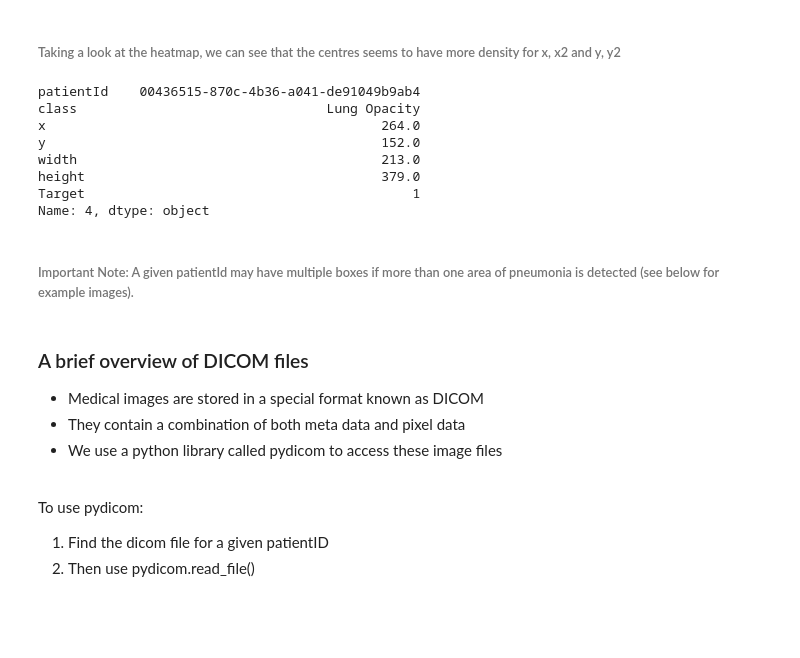
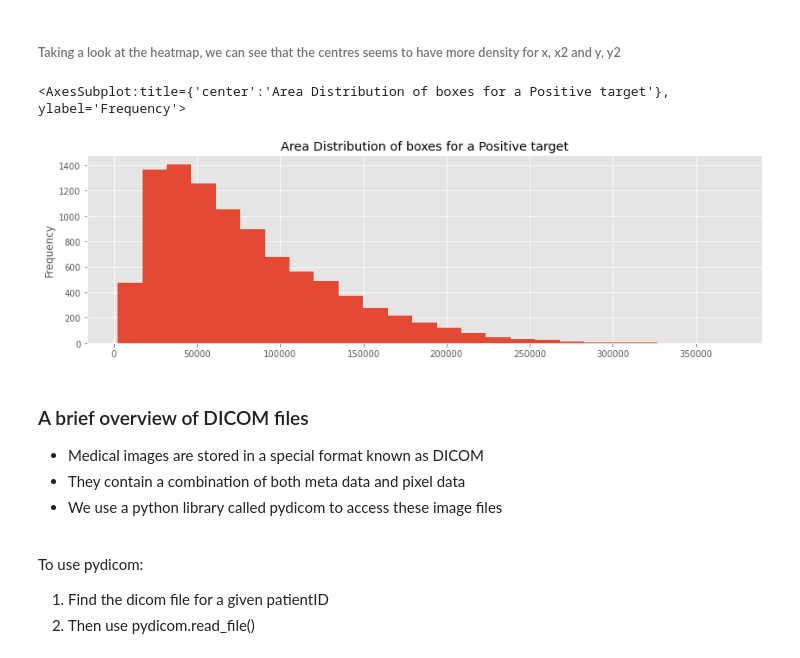
Before and after one commit to BozinovskiDaniel/Pneumonia-Image-Classifier, a Jupyter notebook: EDA_Pneuomonia.ipynb, the cells around one changed output. Cells and saved outputs as stored; diff of their text form; code cells hidden in the pictures; blank space fills up the shorter version.

```diff
--- a/EDA_Pneuomonia.ipynb
+++ b/EDA_Pneuomonia.ipynb
@@ -161,19 +161,15 @@ plt.show()
 [figure]
 # %% [markdown]
 ###### Taking a look at the heatmap, we can see that the centres seems to have more density for x, x2 and y, y2
-# %%
-merged.iloc[4]
-# %% [output]
-patientId    00436515-870c-4b36-a041-de91049b9ab4
-class                                Lung Opacity
-x                                           264.0
-y                                           152.0
-width                                       213.0
-height                                      379.0
-Target                                          1
-Name: 4, dtype: object
-# %% [markdown]
-###### Important Note: A given patientId may have multiple boxes if more than one area of pneumonia is detected (see below for example images).
+# %%
+# Take a look at the distribution of box area
+boxNums['boxArea'].plot(kind='hist',
+                          figsize=(14,4),
+                          bins=25,
+                          title='Area Distribution of boxes for a Positive target')
+# %% [output]
+<AxesSubplot:title={'center':'Area Distribution of boxes for a Positive target'}, ylabel='Frequency'>
+[figure, added]
 # %% [markdown]
 ### A brief overview of DICOM files
 
```
Also changed, not shown: parts of 10 cells of this notebook, 1 other file.
